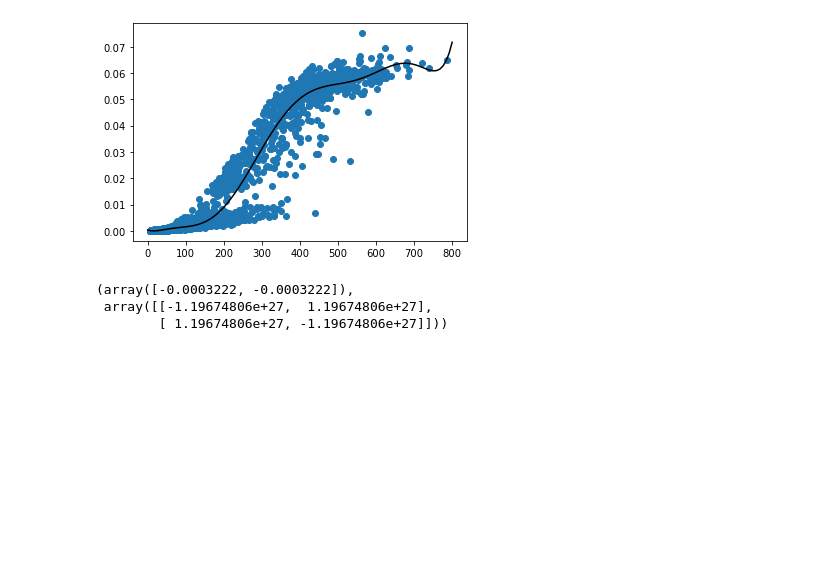
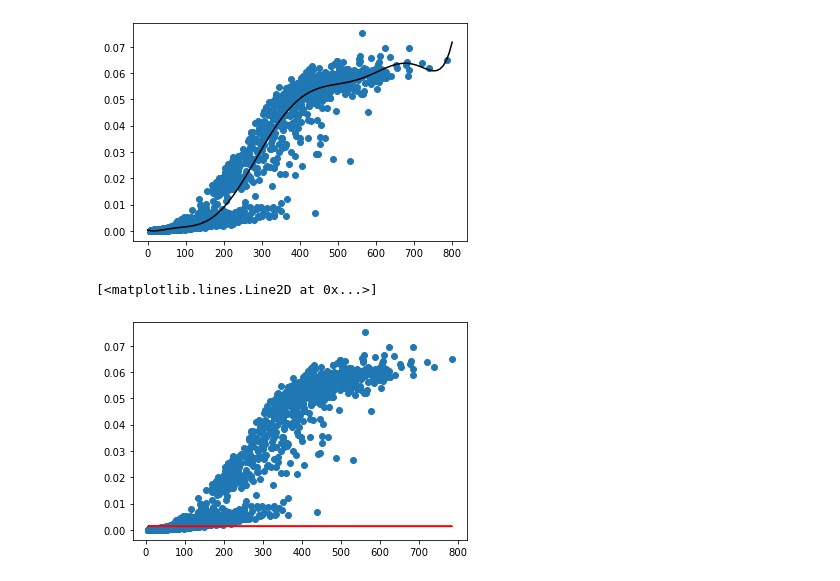
Before and after one commit to Kayzi0/ExplainBlobs, a Jupyter notebook: regression.ipynb, the cells around one changed output. Drawn from its saved outputs; the diff is of its cells as text; code cells hidden in the pictures; blank space fills up the shorter version.

```diff
--- a/regression.ipynb
+++ b/regression.ipynb
@@ -114,12 +114,12 @@ np.mean(np.delete(scores, ind))
 # %%
 quant = np.quantile(scores, 1 - 1/40)
 z = np.where(scores > quant)[0]
-x = scores[z]
-y = blob_areas[z]
+y = scores[z]
+x = blob_areas[z]
 fig = plt.figure()
 fig.set_dpi(200)
 plt.scatter(blob_areas, scores)
-plt.scatter(y,x, s = 10,  c='r')
+plt.scatter(x,y, s = 10,  c='r')
 # %% [output]
 <matplotlib.collections.PathCollection at 0x...>
 [figure]
@@ -183,11 +183,15 @@ plt.plot(polyline, model(polyline), c = 'black')
 plt.show()
 # %% [output]
 [figure]
-# %%
-from scipy.optimize import curve_fit
-popt, pcov = curve_fit(lambda m, a, b: m*(np.exp(-a*b)), X_test.squeeze() , y_test)
-plt.plot(X_test.squeeze(),
-# %% [output]
-(array([-0.0003222, -0.0003222]),
- array([[-1.19674806e+27,  1.19674806e+27],
-        [ 1.19674806e+27, -1.19674806e+27]]))
+# %%
+from scipy.optimize import curve_fit
+def sigmoid(x, b, a):
+    return 1.0/(1.0 + np.exp(-a*(x-b)))
+bounds = ([200, 0.], [400, 0.005])
+p0 = [300., 0.00001]
+popt, pcov = curve_fit(sigmoid, X_train.squeeze() , y_train, method = 'dogbox')
+plt.scatter(X_train, y_train)
+plt.plot(X_train.squeeze(), sigmoid(X_train.squeeze(), *popt), c = 'r')
+# %% [output]
+[<matplotlib.lines.Line2D at 0x...>]
+[figure, added]
```
Also changed, not shown: parts of 1 cell of this notebook.
